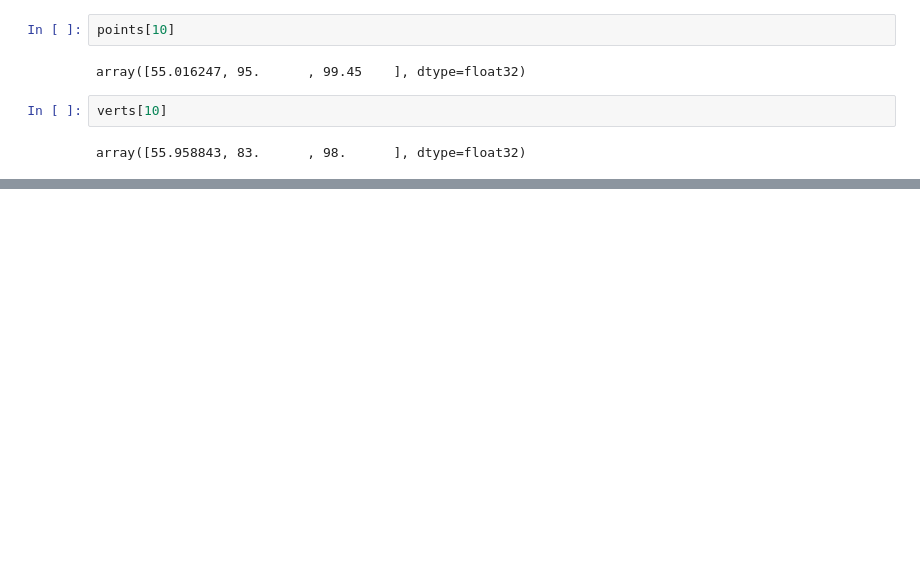
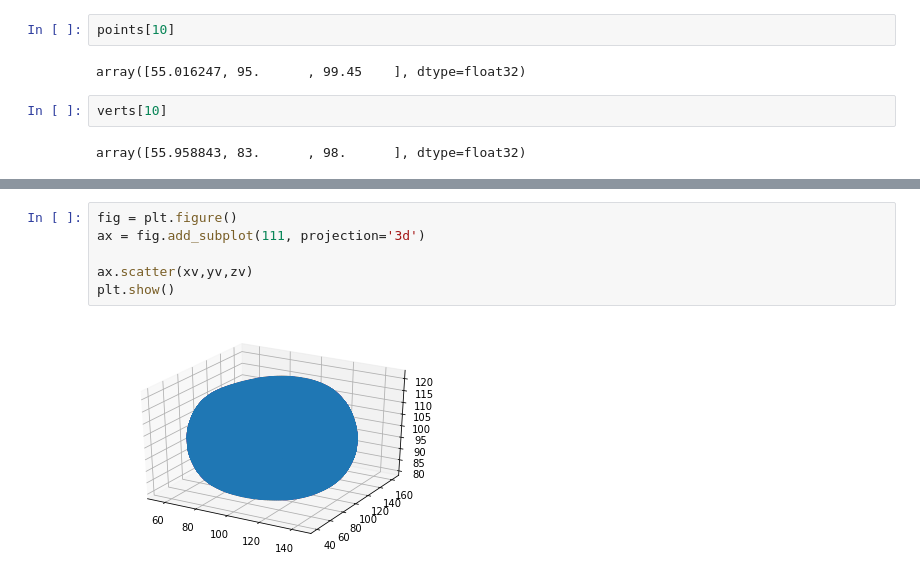
Before and after one commit to AllenCellModeling/normal_mode_analysis, a Jupyter notebook: normal_mode_analysis/generate_avg_nuc_mesh.ipynb, the cells around one changed output, grey strips where cells are left out. Drawn from its saved outputs; the diff is of its cells as text; blank space fills up the shorter version.

```diff
--- a/normal_mode_analysis/generate_avg_nuc_mesh.ipynb
+++ b/normal_mode_analysis/generate_avg_nuc_mesh.ipynb
@@ -32,0 +55,8 @@ array([55.958843, 83.      , 98.      ], dtype=float32)
+# %%
+fig = plt.figure()
+ax = fig.add_subplot(111, projection='3d')
+
+ax.scatter(xv,yv,zv)
+plt.show()
+# %% [output]
+[figure, added]
```
Also changed, not shown: parts of 5 cells of this notebook.
